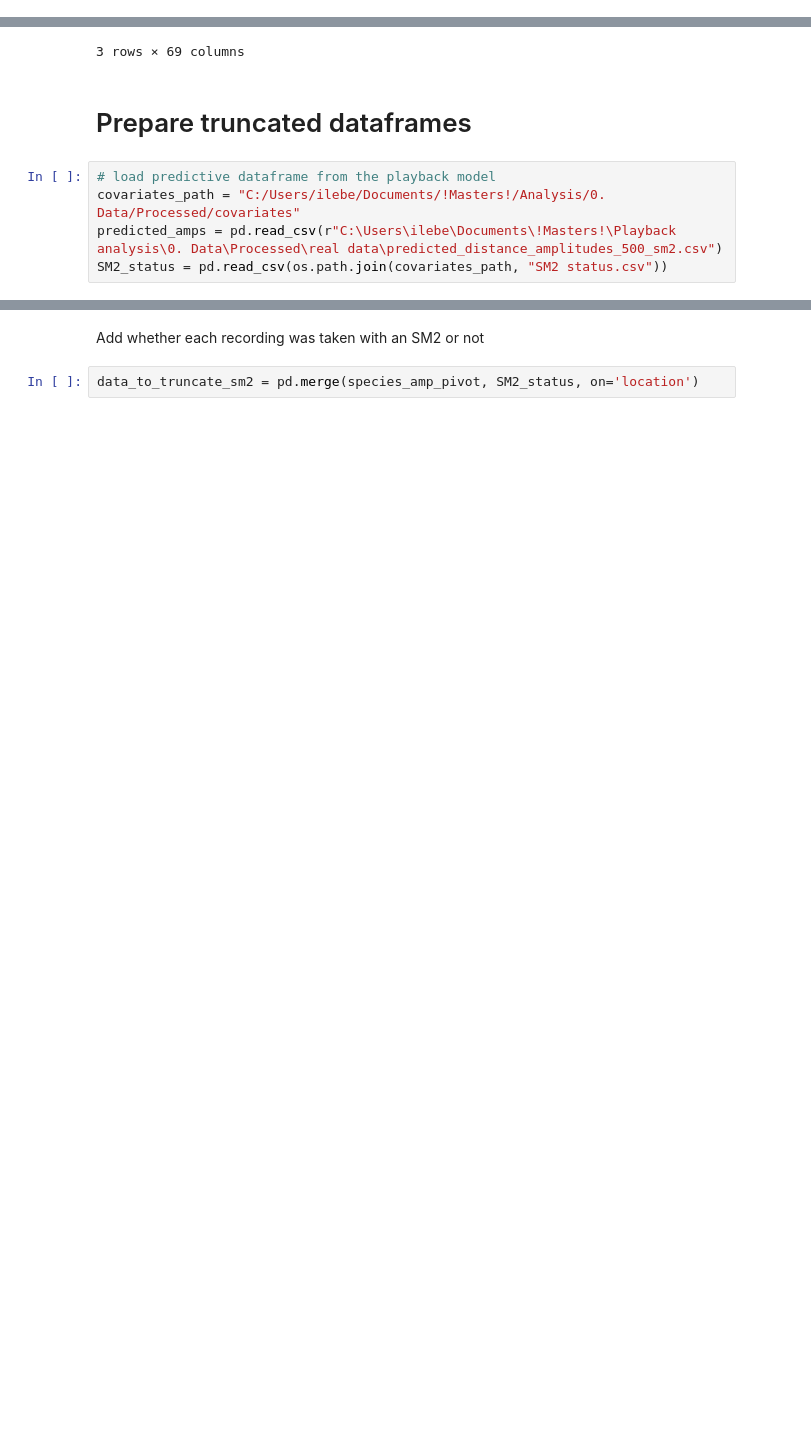
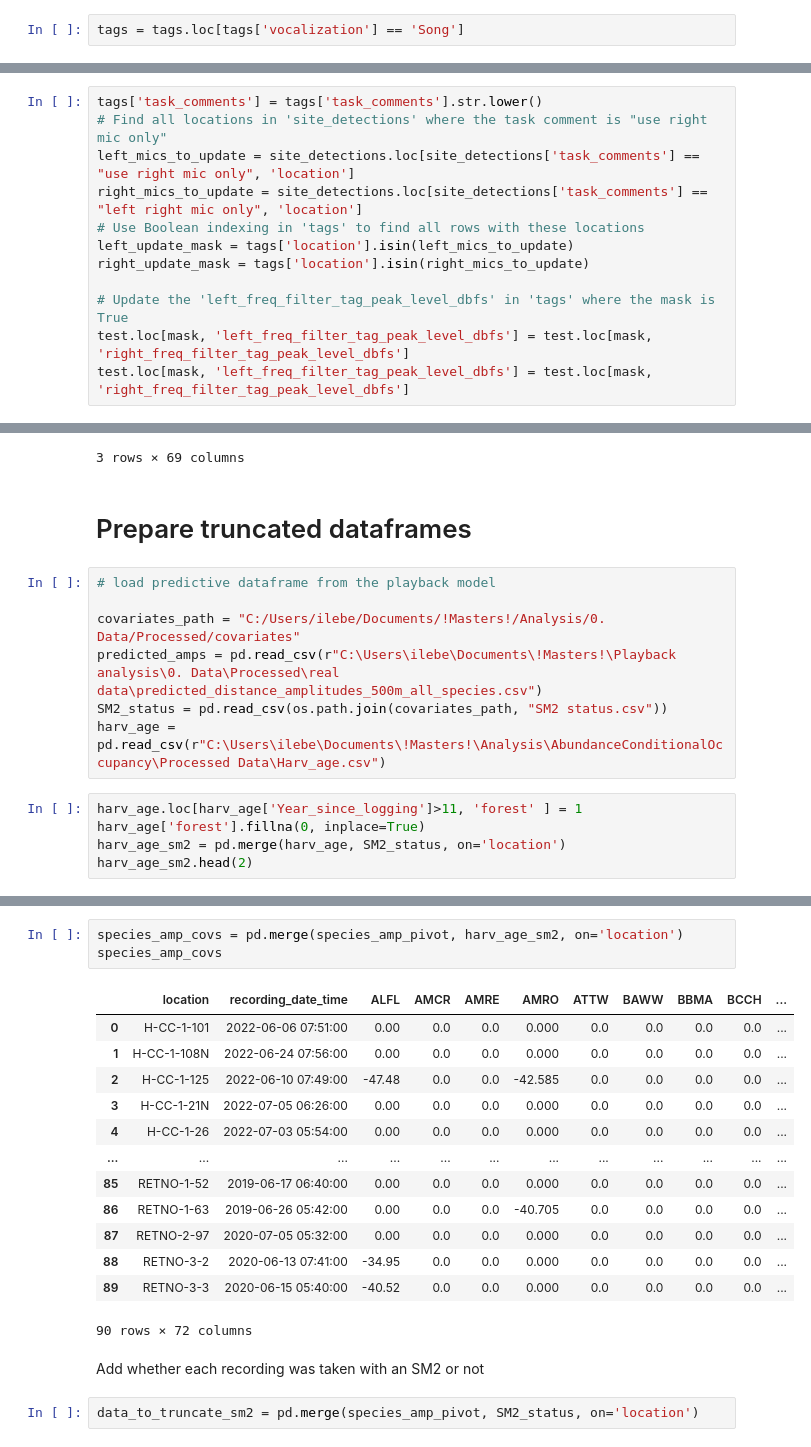
Before and after one commit to IsabelleLebTay/Retention-Community, a Jupyter notebook: 1_Script/community/apply_limited_amplitude_to_occupancy.ipynb, the cells around one changed output, grey strips where cells are left out. Drawn from its saved outputs; the diff is of its cells as text; blank space fills up the shorter version.

```diff
--- a/1_Script/community/apply_limited_amplitude_to_occupancy.ipynb
+++ b/1_Script/community/apply_limited_amplitude_to_occupancy.ipynb
@@ -53,0 +46,2 @@ tags.head(2)
+# %%
+tags = tags.loc[tags['vocalization'] == 'Song']
@@ -53,0 +86,12 @@ tags.head(2)
+# %%
+tags['task_comments'] = tags['task_comments'].str.lower()
+# Find all locations in 'site_detections' where the task comment is "use right mic only"
+left_mics_to_update = site_detections.loc[site_detections['task_comments'] == "use right mic only", 'location']
+right_mics_to_update = site_detections.loc[site_detections['task_comments'] == "left right mic only", 'location']
+# Use Boolean indexing in 'tags' to find all rows with these locations
+left_update_mask = tags['location'].isin(left_mics_to_update)
+right_update_mask = tags['location'].isin(right_mics_to_update)
+
+# Update the 'left_freq_filter_tag_peak_level_dbfs' in 'tags' where the mask is True
+test.loc[mask, 'left_freq_filter_tag_peak_level_dbfs'] = test.loc[mask, 'right_freq_filter_tag_peak_level_dbfs']
+test.loc[mask, 'left_freq_filter_tag_peak_level_dbfs'] = test.loc[mask, 'right_freq_filter_tag_peak_level_dbfs']
@@ -78,6 +136,13 @@ species_amp_pivot.head(3)
 # Prepare truncated dataframes
 # %%
 # load predictive dataframe from the playback model
+
 covariates_path = "C:/Users/ilebe/Documents/!Masters!/Analysis/0. Data/Processed/covariates"
-predicted_amps = pd.read_csv(r"C:\Users\ilebe\Documents\!Masters!\Playback analysis\0. Data\Processed\real data\predicted_distance_amplitudes_500_sm2.csv")
+predicted_amps = pd.read_csv(r"C:\Users\ilebe\Documents\!Masters!\Playback analysis\0. Data\Processed\real data\predicted_distance_amplitudes_500m_all_species.csv")
 SM2_status = pd.read_csv(os.path.join(covariates_path, "SM2 status.csv"))
+harv_age = pd.read_csv(r"C:\Users\ilebe\Documents\!Masters!\Analysis\AbundanceConditionalOccupancy\Processed Data\Harv_age.csv")
+# %%
+harv_age.loc[harv_age['Year_since_logging']>11, 'forest' ] = 1
+harv_age['forest'].fillna(0, inplace=True)
+harv_age_sm2 = pd.merge(harv_age, SM2_status, on='location')
+harv_age_sm2.head(2)
@@ -84,3 +153,20 @@ SM2_status = pd.read_csv(os.path.join(covariates_path, "SM2 status.csv"))
+# %%
+species_amp_covs = pd.merge(species_amp_pivot, harv_age_sm2, on='location')
+species_amp_covs
+# %% [output]
+|  | location | recording_date_time | ALFL | AMCR | AMRE | AMRO | ATTW | BAWW | BBMA | BCCH | ... |
+| 0 | H-CC-1-101 | 2022-06-06 07:51:00 | 0.00 | 0.0 | 0.0 | 0.000 | 0.0 | 0.0 | 0.0 | 0.0 | ... |
+| 1 | H-CC-1-108N | 2022-06-24 07:56:00 | 0.00 | 0.0 | 0.0 | 0.000 | 0.0 | 0.0 | 0.0 | 0.0 | ... |
+| 2 | H-CC-1-125 | 2022-06-10 07:49:00 | -47.48 | 0.0 | 0.0 | -42.585 | 0.0 | 0.0 | 0.0 | 0.0 | ... |
+| 3 | H-CC-1-21N | 2022-07-05 06:26:00 | 0.00 | 0.0 | 0.0 | 0.000 | 0.0 | 0.0 | 0.0 | 0.0 | ... |
+| 4 | H-CC-1-26 | 2022-07-03 05:54:00 | 0.00 | 0.0 | 0.0 | 0.000 | 0.0 | 0.0 | 0.0 | 0.0 | ... |
+| ... | ... | ... | ... | ... | ... | ... | ... | ... | ... | ... | ... |
+| 85 | RETNO-1-52 | 2019-06-17 06:40:00 | 0.00 | 0.0 | 0.0 | 0.000 | 0.0 | 0.0 | 0.0 | 0.0 | ... |
+| 86 | RETNO-1-63 | 2019-06-26 05:42:00 | 0.00 | 0.0 | 0.0 | -40.705 | 0.0 | 0.0 | 0.0 | 0.0 | ... |
+| 87 | RETNO-2-97 | 2020-07-05 05:32:00 | 0.00 | 0.0 | 0.0 | 0.000 | 0.0 | 0.0 | 0.0 | 0.0 | ... |
+| 88 | RETNO-3-2 | 2020-06-13 07:41:00 | -34.95 | 0.0 | 0.0 | 0.000 | 0.0 | 0.0 | 0.0 | 0.0 | ... |
+| 89 | RETNO-3-3 | 2020-06-15 05:40:00 | -40.52 | 0.0 | 0.0 | 0.000 | 0.0 | 0.0 | 0.0 | 0.0 | ... |
+90 rows × 72 columns
 # %% [markdown]
 Add whether each recording was taken with an SM2 or not
 # %%
```
Also changed, not shown: parts of 38 cells of this notebook, 1 other file.
